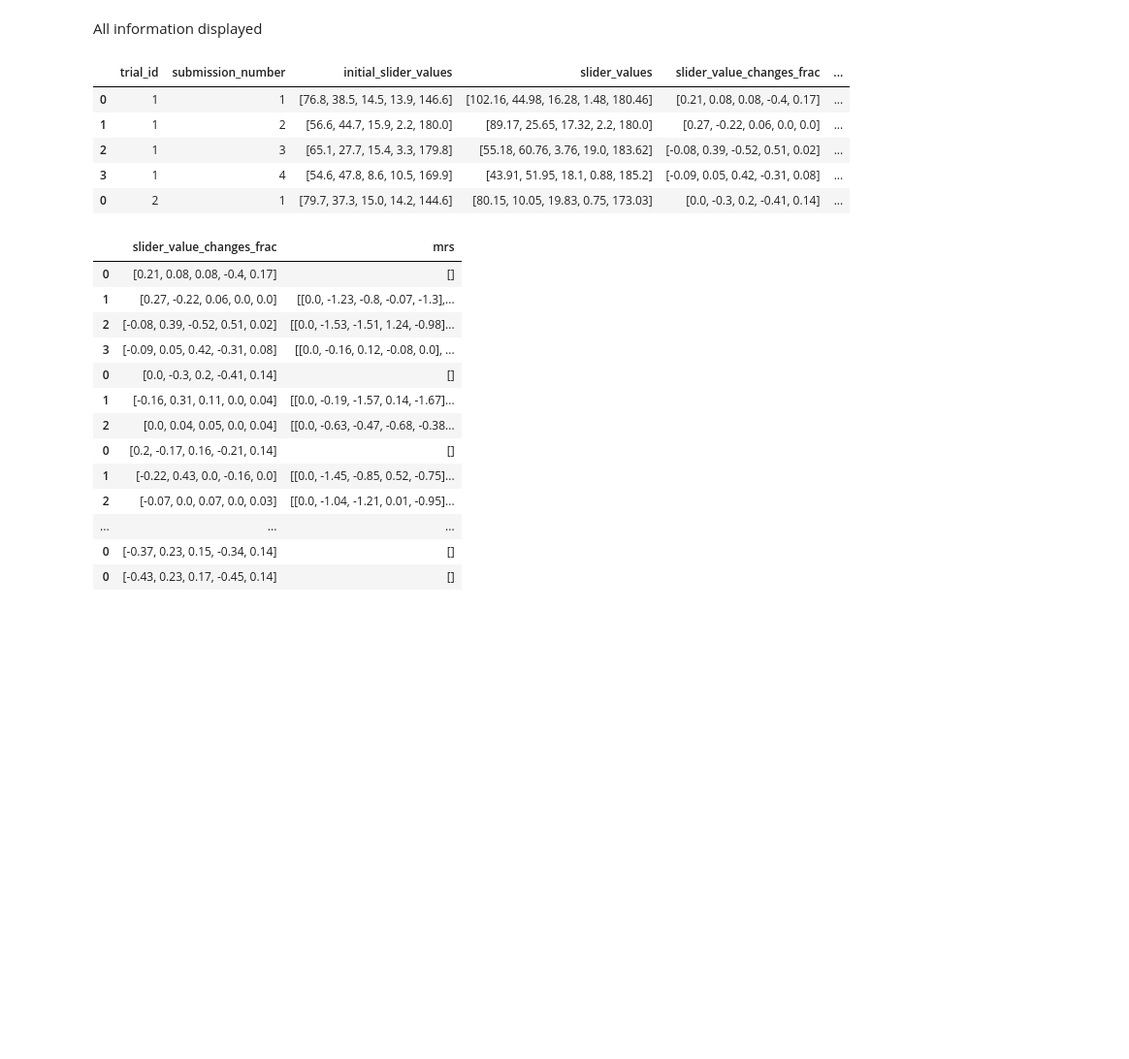
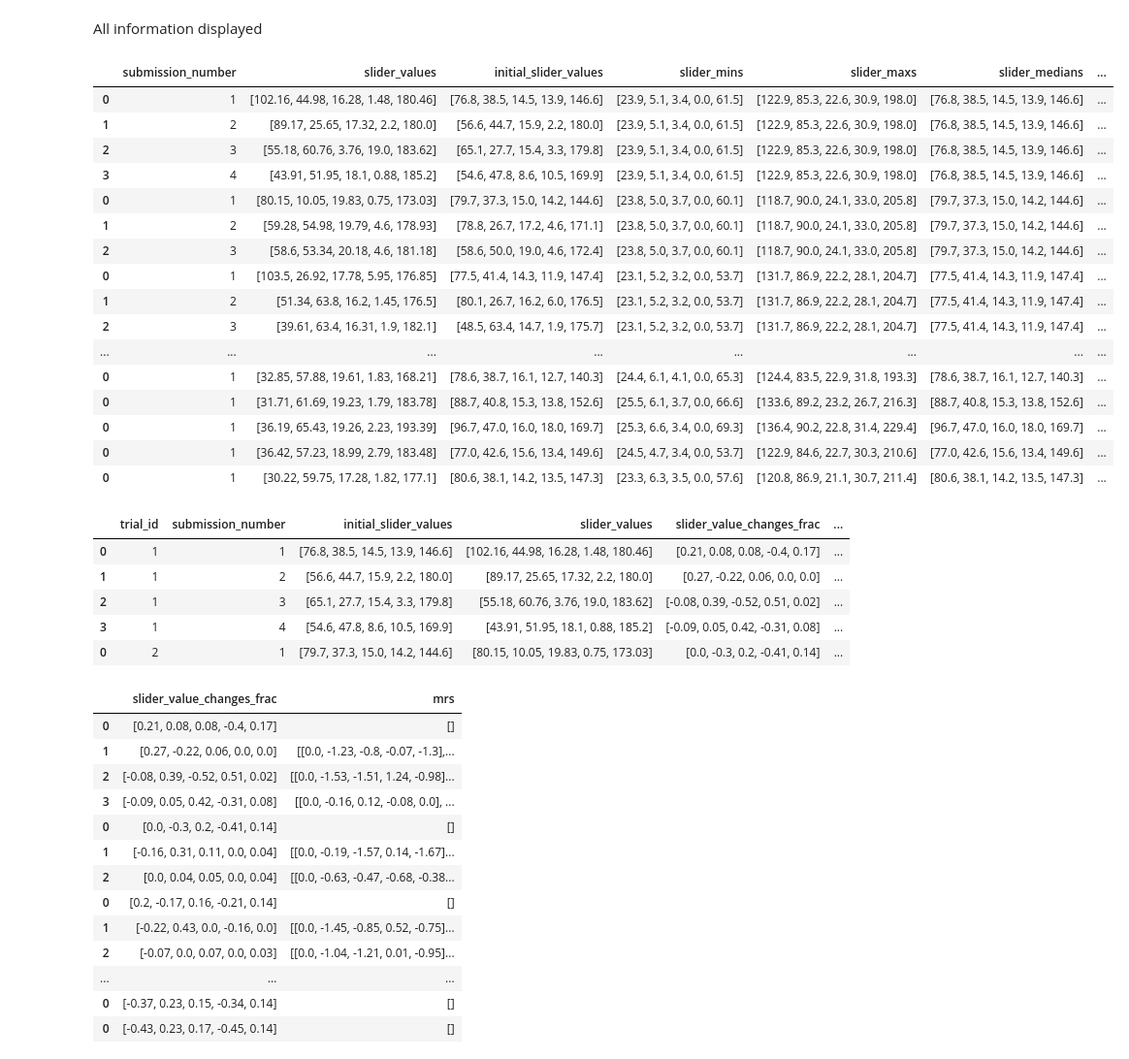
Before and after one commit to rameshsrinivasanuci/multiobjective, a Jupyter notebook: game_data_analysis.ipynb, the cells around one changed output. Shown at 97% size. Saved outputs shown, nothing was run; the diff lists cells and outputs as text; code cells hidden in the pictures; blank space fills up the shorter version.

```diff
--- a/game_data_analysis.ipynb
+++ b/game_data_analysis.ipynb
@@ -152,6 +153,26 @@ for trial_id in range(1, 18):
     df["server_result.mrs"] = df["server_result.mrs"].shift(1) # shift mrs down by one row
 
     df_all_trials = pd.concat([df_all_trials, df])
+# %%
+df_all_trials
+# %% [output]
+|  | submission_number | slider_values | initial_slider_values | slider_mins | slider_maxs | slider_medians | ... |
+| 0 | 1 | [102.16, 44.98, 16.28, 1.48, 180.46] | [76.8, 38.5, 14.5, 13.9, 146.6] | [23.9, 5.1, 3.4, 0.0, 61.5] | [122.9, 85.3, 22.6, 30.9, 198.0] | [76.8, 38.5, 14.5, 13.9, 146.6] | ... |
+| 1 | 2 | [89.17, 25.65, 17.32, 2.2, 180.0] | [56.6, 44.7, 15.9, 2.2, 180.0] | [23.9, 5.1, 3.4, 0.0, 61.5] | [122.9, 85.3, 22.6, 30.9, 198.0] | [76.8, 38.5, 14.5, 13.9, 146.6] | ... |
+| 2 | 3 | [55.18, 60.76, 3.76, 19.0, 183.62] | [65.1, 27.7, 15.4, 3.3, 179.8] | [23.9, 5.1, 3.4, 0.0, 61.5] | [122.9, 85.3, 22.6, 30.9, 198.0] | [76.8, 38.5, 14.5, 13.9, 146.6] | ... |
+| 3 | 4 | [43.91, 51.95, 18.1, 0.88, 185.2] | [54.6, 47.8, 8.6, 10.5, 169.9] | [23.9, 5.1, 3.4, 0.0, 61.5] | [122.9, 85.3, 22.6, 30.9, 198.0] | [76.8, 38.5, 14.5, 13.9, 146.6] | ... |
+| 0 | 1 | [80.15, 10.05, 19.83, 0.75, 173.03] | [79.7, 37.3, 15.0, 14.2, 144.6] | [23.8, 5.0, 3.7, 0.0, 60.1] | [118.7, 90.0, 24.1, 33.0, 205.8] | [79.7, 37.3, 15.0, 14.2, 144.6] | ... |
+| 1 | 2 | [59.28, 54.98, 19.79, 4.6, 178.93] | [78.8, 26.7, 17.2, 4.6, 171.1] | [23.8, 5.0, 3.7, 0.0, 60.1] | [118.7, 90.0, 24.1, 33.0, 205.8] | [79.7, 37.3, 15.0, 14.2, 144.6] | ... |
+| 2 | 3 | [58.6, 53.34, 20.18, 4.6, 181.18] | [58.6, 50.0, 19.0, 4.6, 172.4] | [23.8, 5.0, 3.7, 0.0, 60.1] | [118.7, 90.0, 24.1, 33.0, 205.8] | [79.7, 37.3, 15.0, 14.2, 144.6] | ... |
+| 0 | 1 | [103.5, 26.92, 17.78, 5.95, 176.85] | [77.5, 41.4, 14.3, 11.9, 147.4] | [23.1, 5.2, 3.2, 0.0, 53.7] | [131.7, 86.9, 22.2, 28.1, 204.7] | [77.5, 41.4, 14.3, 11.9, 147.4] | ... |
+| 1 | 2 | [51.34, 63.8, 16.2, 1.45, 176.5] | [80.1, 26.7, 16.2, 6.0, 176.5] | [23.1, 5.2, 3.2, 0.0, 53.7] | [131.7, 86.9, 22.2, 28.1, 204.7] | [77.5, 41.4, 14.3, 11.9, 147.4] | ... |
+| 2 | 3 | [39.61, 63.4, 16.31, 1.9, 182.1] | [48.5, 63.4, 14.7, 1.9, 175.7] | [23.1, 5.2, 3.2, 0.0, 53.7] | [131.7, 86.9, 22.2, 28.1, 204.7] | [77.5, 41.4, 14.3, 11.9, 147.4] | ... |
+| ... | ... | ... | ... | ... | ... | ... | ... |
+| 0 | 1 | [32.85, 57.88, 19.61, 1.83, 168.21] | [78.6, 38.7, 16.1, 12.7, 140.3] | [24.4, 6.1, 4.1, 0.0, 65.3] | [124.4, 83.5, 22.9, 31.8, 193.3] | [78.6, 38.7, 16.1, 12.7, 140.3] | ... |
+| 0 | 1 | [31.71, 61.69, 19.23, 1.79, 183.78] | [88.7, 40.8, 15.3, 13.8, 152.6] | [25.5, 6.1, 3.7, 0.0, 66.6] | [133.6, 89.2, 23.2, 26.7, 216.3] | [88.7, 40.8, 15.3, 13.8, 152.6] | ... |
+| 0 | 1 | [36.19, 65.43, 19.26, 2.23, 193.39] | [96.7, 47.0, 16.0, 18.0, 169.7] | [25.3, 6.6, 3.4, 0.0, 69.3] | [136.4, 90.2, 22.8, 31.4, 229.4] | [96.7, 47.0, 16.0, 18.0, 169.7] | ... |
+| 0 | 1 | [36.42, 57.23, 18.99, 2.79, 183.48] | [77.0, 42.6, 15.6, 13.4, 149.6] | [24.5, 4.7, 3.4, 0.0, 53.7] | [122.9, 84.6, 22.7, 30.3, 210.6] | [77.0, 42.6, 15.6, 13.4, 149.6] | ... |
+| 0 | 1 | [30.22, 59.75, 17.28, 1.82, 177.1] | [80.6, 38.1, 14.2, 13.5, 147.3] | [23.3, 6.3, 3.5, 0.0, 57.6] | [120.8, 86.9, 21.1, 30.7, 211.4] | [80.6, 38.1, 14.2, 13.5, 147.3] | ... |
 # %%
 info = pd.DataFrame({
     "trial_id": df_all_trials["trial_id"],
```
Also changed, not shown: parts of 14 cells of this notebook, 1 other file.
